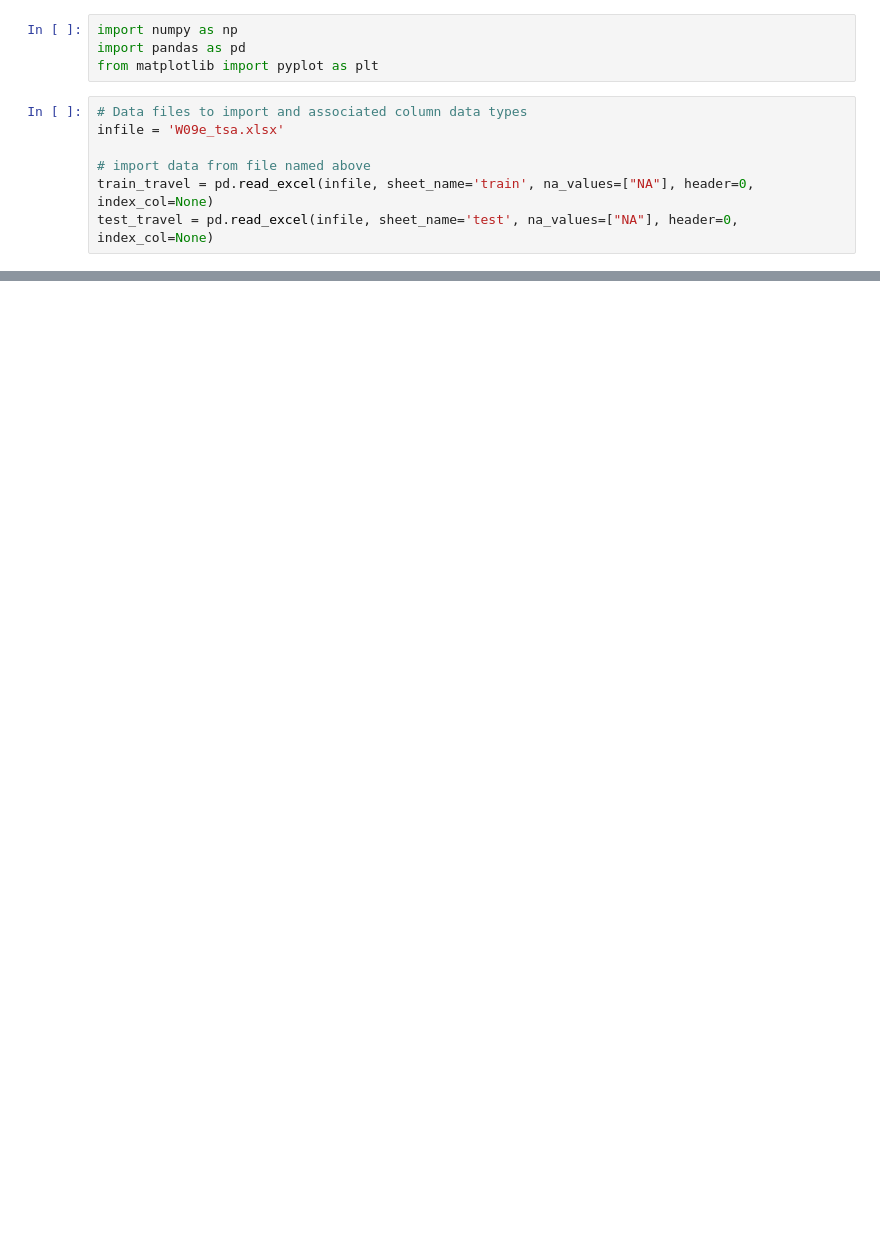
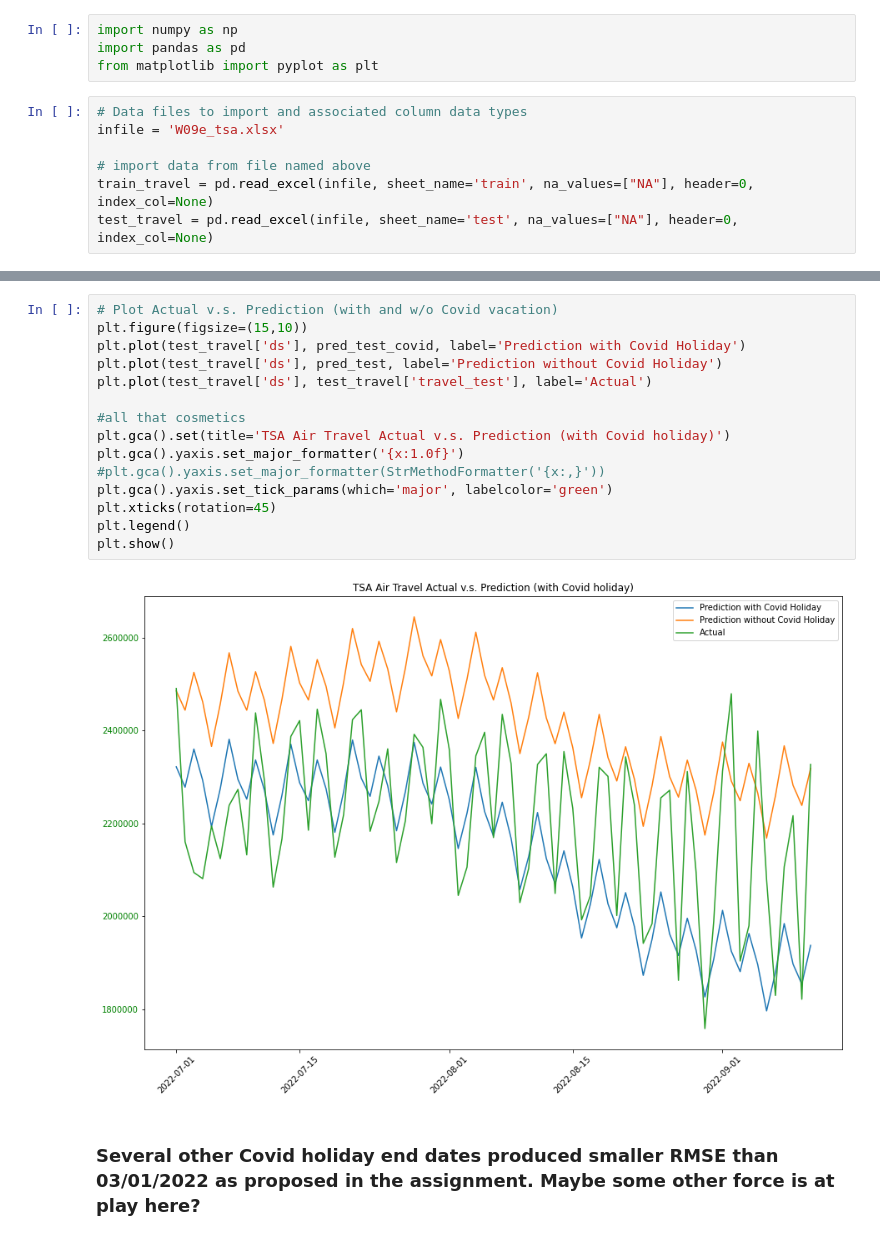
Before and after one commit to rogerwzeng/config, a Jupyter notebook: CSCI-E116.HarvardX/PSet04_RogerZeng.ipynb, the cells around one changed output, grey strips where cells are left out. Saved outputs shown, nothing was run; the diff lists cells and outputs as text; blank space fills up the shorter version.

```diff
--- a/CSCI-E116.HarvardX/PSet04_RogerZeng.ipynb
+++ b/CSCI-E116.HarvardX/PSet04_RogerZeng.ipynb
@@ -158,0 +105,19 @@ Prophet Seasonality and Predictions with Covid-19 Holiday added
+# %%
+# Plot Actual v.s. Prediction (with and w/o Covid vacation)
+plt.figure(figsize=(15,10))
+plt.plot(test_travel['ds'], pred_test_covid, label='Prediction with Covid Holiday')
+plt.plot(test_travel['ds'], pred_test, label='Prediction without Covid Holiday')
+plt.plot(test_travel['ds'], test_travel['travel_test'], label='Actual')
+
+#all that cosmetics
+plt.gca().set(title='TSA Air Travel Actual v.s. Prediction (with Covid holiday)')
+plt.gca().yaxis.set_major_formatter('{x:1.0f}')
+#plt.gca().yaxis.set_major_formatter(StrMethodFormatter('{x:,}'))
+plt.gca().yaxis.set_tick_params(which='major', labelcolor='green')
+plt.xticks(rotation=45)
+plt.legend()
+plt.show()
+# %% [output]
+[figure, added]
+# %% [markdown]
+### Several other Covid holiday end dates produced smaller RMSE than 03/01/2022 as proposed in the assignment. Maybe some other force is at play here?
```
Also changed, not shown: parts of 16 cells of this notebook, 1 other file.
